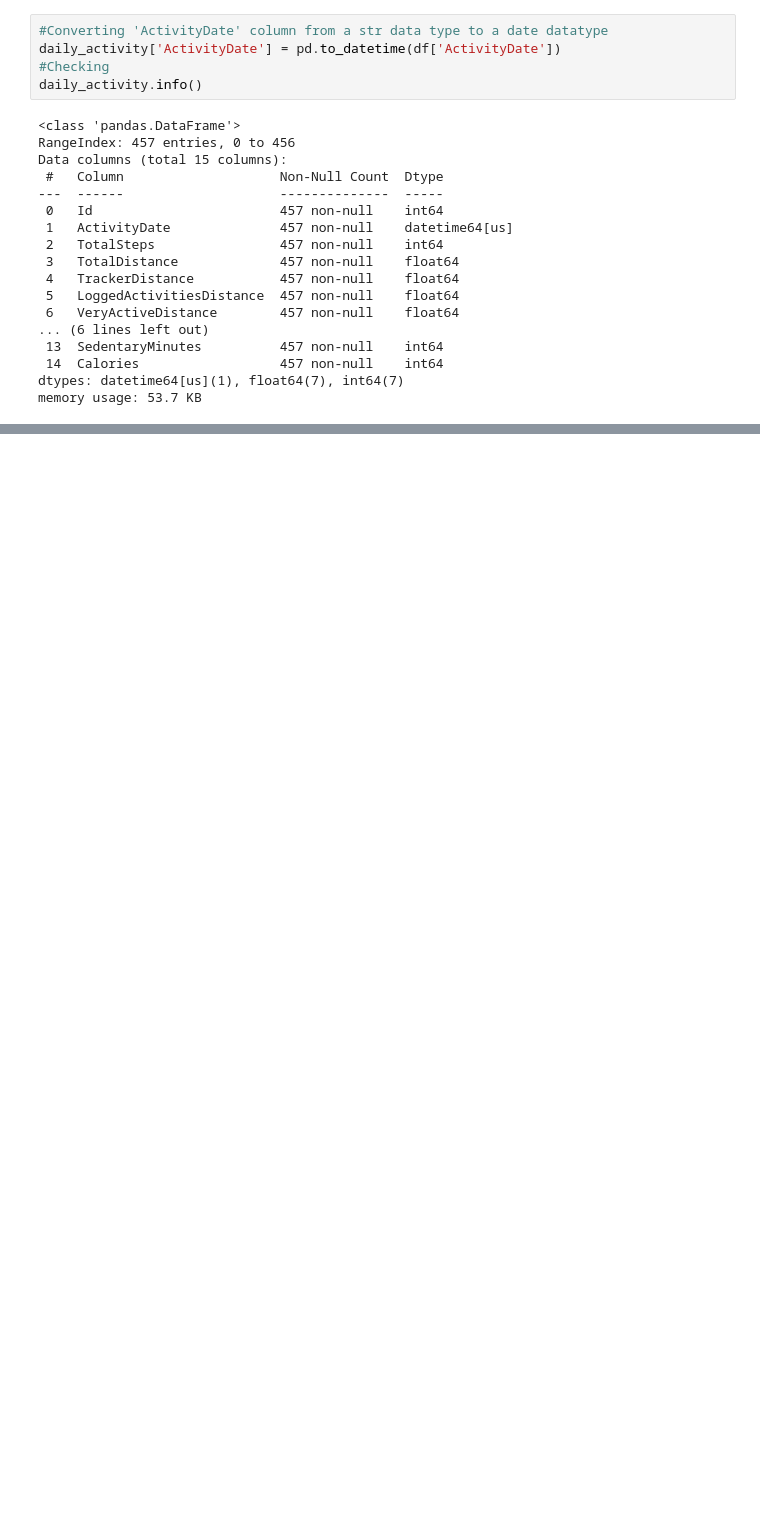
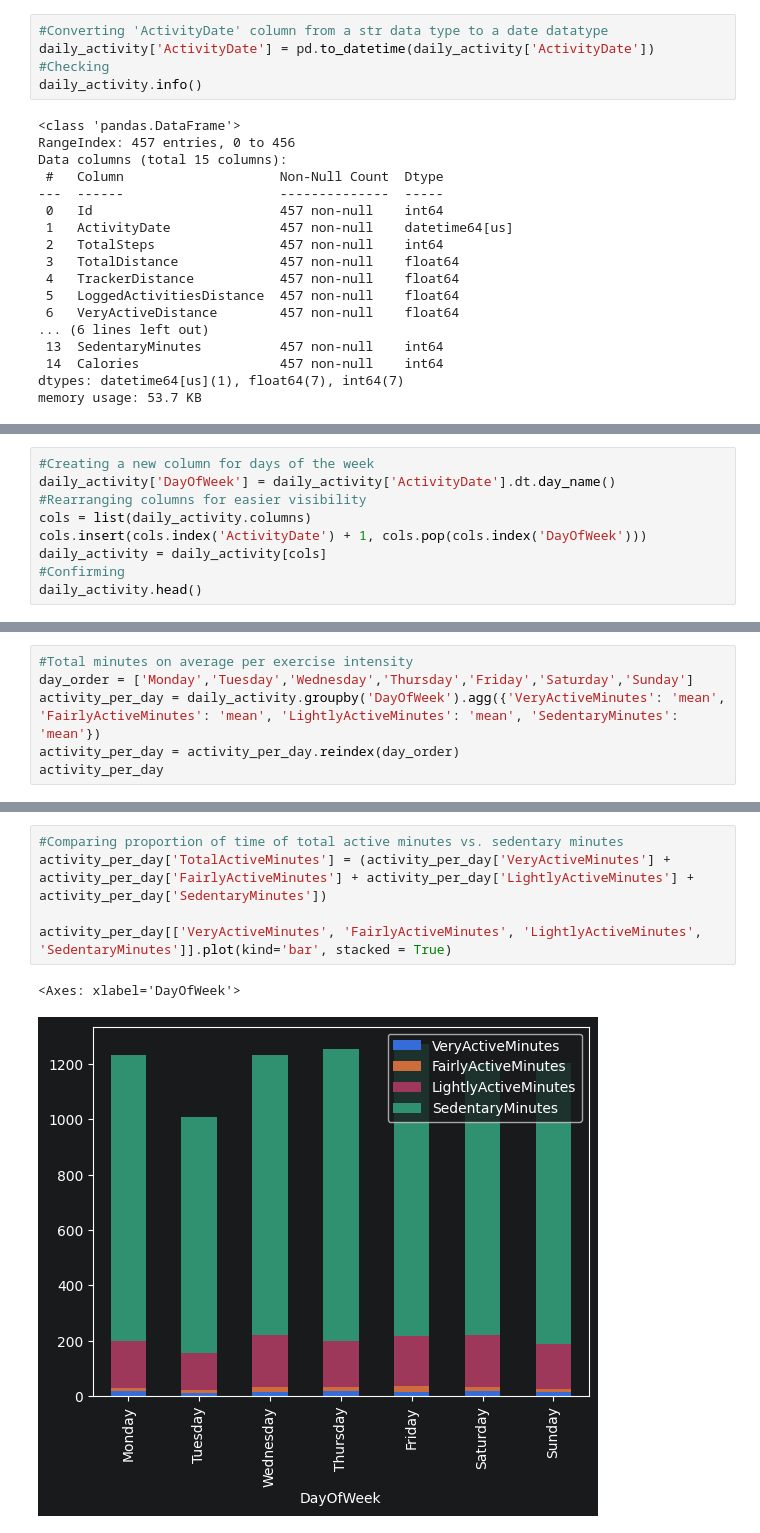
Before and after one commit to sashimiyuh/Data-Analyst-Portfolio, a Jupyter notebook: Bellabeat Case Study.ipynb, the cells around one changed output, grey strips where cells are left out. Cells and saved outputs as stored; diff of their text form; blank space fills up the shorter version.

```diff
--- a/Bellabeat Case Study.ipynb
+++ b/Bellabeat Case Study.ipynb
@@ -40,7 +40,7 @@ daily_activity.shape
 (457, 15)
 # %%
 #Converting 'ActivityDate' column from a str data type to a date datatype
-daily_activity['ActivityDate'] = pd.to_datetime(df['ActivityDate'])
+daily_activity['ActivityDate'] = pd.to_datetime(daily_activity['ActivityDate'])
 #Checking
 daily_activity.info()
 # %% [output]
@@ -68,0 +64,9 @@ daily_activity['Id'].nunique()
+# %%
+#Creating a new column for days of the week
+daily_activity['DayOfWeek'] = daily_activity['ActivityDate'].dt.day_name()
+#Rearranging columns for easier visibility
+cols = list(daily_activity.columns)
+cols.insert(cols.index('ActivityDate') + 1, cols.pop(cols.index('DayOfWeek')))
+daily_activity = daily_activity[cols]
+#Confirming
+daily_activity.head()
@@ -68,0 +114,6 @@ daily_activity['Id'].nunique()
+# %%
+#Total minutes on average per exercise intensity
+day_order = ['Monday','Tuesday','Wednesday','Thursday','Friday','Saturday','Sunday']
+activity_per_day = daily_activity.groupby('DayOfWeek').agg({'VeryActiveMinutes': 'mean', 'FairlyActiveMinutes': 'mean', 'LightlyActiveMinutes': 'mean', 'SedentaryMinutes': 'mean'})
+activity_per_day = activity_per_day.reindex(day_order)
+activity_per_day
@@ -68,0 +130,8 @@ daily_activity['Id'].nunique()
+# %%
+#Comparing proportion of time of total active minutes vs. sedentary minutes
+activity_per_day['TotalActiveMinutes'] = (activity_per_day['VeryActiveMinutes'] + activity_per_day['FairlyActiveMinutes'] + activity_per_day['LightlyActiveMinutes'] + activity_per_day['SedentaryMinutes'])
+
+activity_per_day[['VeryActiveMinutes', 'FairlyActiveMinutes', 'LightlyActiveMinutes', 'SedentaryMinutes']].plot(kind='bar', stacked = True)
+# %% [output]
+<Axes: xlabel='DayOfWeek'>
+[figure, added]
```
Also changed, not shown: parts of 8 cells of this notebook.
